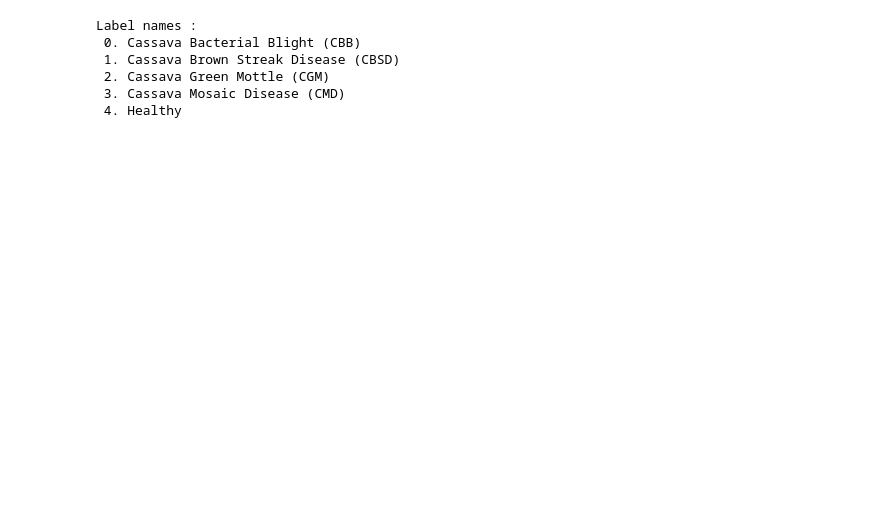
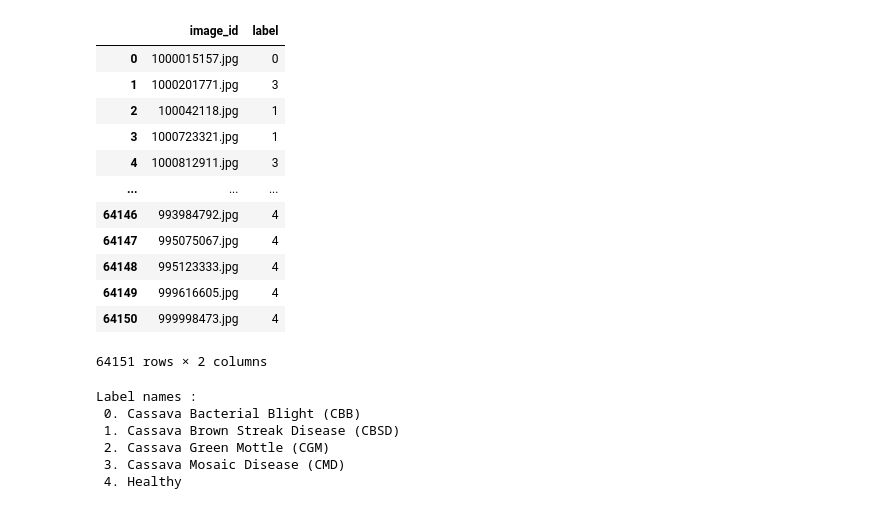
Before and after one commit to bravarLauro/leaf-disease-classification, a Jupyter notebook: submit.ipynb, the cells around one changed output. Cells and saved outputs as stored; diff of their text form; code cells hidden in the pictures; blank space fills up the shorter version.

```diff
--- a/submit.ipynb
+++ b/submit.ipynb
@@ -30,4 +30,34 @@ import gc
 import tensorflow as tf
 from sklearn.utils import class_weight
 from sklearn.utils.class_weight import compute_class_weight
+# %%
+train_csv_path = "../input/cassava-leaf-disease-classification/train.csv"
+label_json_path = "../input/cassava-leaf-disease-classification/label_num_to_disease_map.json"
+images_dir_path = "../input/cassava-leaf-disease-classification/train_images"
+train_csv = pd.read_csv(train_csv_path)
+train_csv['label'] = train_csv['label'].astype('string')
+
+train_class_0 = train_csv[train_csv['label'] == '0'] # *11
+train_class_1 = train_csv[train_csv['label'] == '1'] # *5
+train_class_2 = train_csv[train_csv['label'] == '2'] # *4
+train_class_4 = train_csv[train_csv['label'] == '4'] # *4
+train_csv = train_csv.append([train_class_0]*11,ignore_index=True)
+train_csv = train_csv.append([train_class_1]*5,ignore_index=True)
+train_csv = train_csv.append([train_class_2]*4,ignore_index=True)
+train_csv = train_csv.append([train_class_4]*4,ignore_index=True)
+train_csv
+# %% [output]
+|  | image_id | label |
+| 0 | 1000015157.jpg | 0 |
+| 1 | 1000201771.jpg | 3 |
+| 2 | 100042118.jpg | 1 |
+| 3 | 1000723321.jpg | 1 |
+| 4 | 1000812911.jpg | 3 |
+| ... | ... | ... |
+| 64146 | 993984792.jpg | 4 |
+| 64147 | 995075067.jpg | 4 |
+| 64148 | 995123333.jpg | 4 |
+| 64149 | 999616605.jpg | 4 |
+| 64150 | 999998473.jpg | 4 |
+64151 rows × 2 columns
 # %%
```
Also changed, not shown: parts of 13 cells of this notebook.
